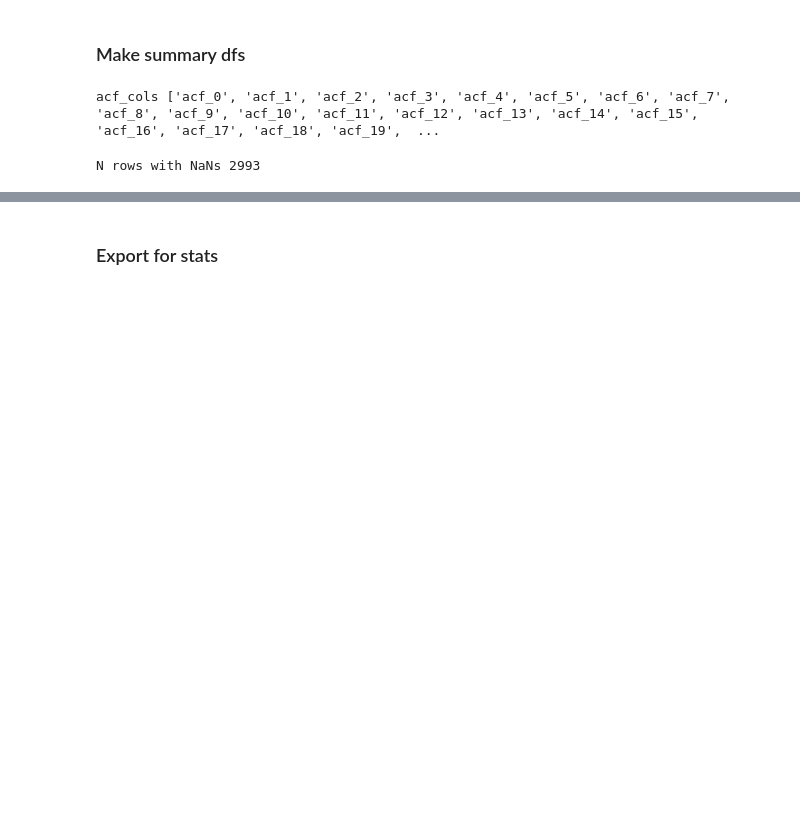
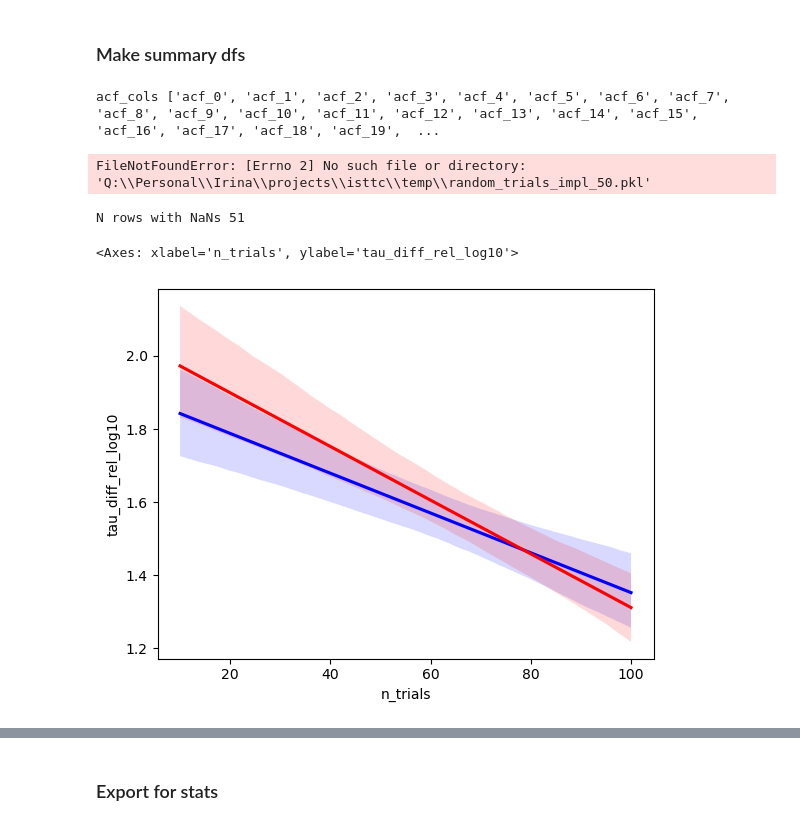
Before and after one commit to iinnpp/isttc, a Jupyter notebook: notebooks/synthetic/plot_taus_var_trials_dataset.ipynb, the cells around one changed output, grey strips where cells are left out. Drawn from its saved outputs; the diff is of its cells as text; code cells hidden in the pictures; blank space fills up the shorter version.

```diff
--- a/notebooks/synthetic/plot_taus_var_trials_dataset.ipynb
+++ b/notebooks/synthetic/plot_taus_var_trials_dataset.ipynb
@@ -22,14 +22,15 @@ mpl.rcParams['ps.fonttype'] = 42
 plt.rcParams['svg.fonttype'] = 'none'
 # %%
 dataset_folder = project_folder_path + 'results\\synthetic\\dataset\\'
-results_folder = project_folder_path + 'results\\synthetic\\results\\fixed_params_var_trials\\'
+# results_folder = project_folder_path + 'results\\synthetic\\results\\fixed_params_var_trials\\'
+results_folder = 'Q:\\Personal\\Irina\\projects\\isttc\\temp\\'
 fig_folder = project_folder_path + 'results\\synthetic\\fig_drafts_paper\\'
 # %%
 save_fig = False
 # %% [markdown]
 ### Load data
 # %%
-with open(dataset_folder + '0_trial_var_tau100ms_alpha0_3_fr3_5hz_len600sec_1000_dict.pkl', 'rb') as f:
+with open(dataset_folder + '0_trial_var_tau100ms_alpha0_3_fr3_5hz_len600sec_1000_dict_v2.pkl', 'rb') as f:
     dataset = pickle.load(f)
 # trial_dict = trial_dict_full['trial_dict']
 
@@ -39,14 +40,14 @@ trial_lens_all = dataset['trial_lens']
 with open(results_folder + 'pearsonr_trial_avg_50ms_dict.pkl', "rb") as f:
     pearsonr_trial_avg_dict = pickle.load(f)
 
-with open(results_folder + 'sttc_trial_avg_50ms_dict.pkl', "rb") as f:
-    sttc_trial_avg_dict = pickle.load(f)
+# with open(results_folder + 'sttc_trial_avg_50ms_dict.pkl', "rb") as f:
+#     sttc_trial_avg_dict = pickle.load(f)
 
 with open(results_folder + 'sttc_trial_concat_50ms_dict.pkl', "rb") as f:
     sttc_trial_concat_dict = pickle.load(f)
 
 print(f'len pearsonr_trial_avg_dict {len(pearsonr_trial_avg_dict)}')
-print(f'len sttc_trial_avg_dict {len(sttc_trial_avg_dict)}')
+# print(f'len sttc_trial_avg_dict {len(sttc_trial_avg_dict)}')
 print(f'len sttc_trial_concat_dict {len(sttc_trial_concat_dict)}')
 # %% [output]
 len pearsonr_trial_avg_dict 1000
@@ -109,16 +109,19 @@ if gen_random_trials_ids:
 else:
     with open(results_folder + 'random_trials_impl_50.pkl', "rb") as f:
         random_trials_impl_l = pickle.load(f)
+# %% [output]
+FileNotFoundError: [Errno 2] No such file or directory: 'Q:\\Personal\\Irina\\projects\\isttc\\temp\\random_trials_impl_50.pkl'
 # %%
 # for trial based measures one realization of trials is taken
-use_one_trial_impl = False
+use_one_trial_impl = True
 
 if use_one_trial_impl:
-    random_trials_impl = random_trials_impl_l[30]
+    # random_trials_impl = random_trials_impl_l[30]
+    random_trials_impl = np.zeros(len(sttc_trial_concat_dict)).astype(int)
 
     pearsontr_trial_avg_plot_df = get_trials_plot_df(pearsonr_trial_avg_dict, 'pearsonr_trial_avg', random_trials_impl)
     sttc_trial_concat_plot_df = get_trials_plot_df(sttc_trial_concat_dict, 'sttc_trial_concat', random_trials_impl)
-    sttc_trial_avg_plot_df = get_trials_plot_df(sttc_trial_avg_dict, 'sttc_trial_avg', random_trials_impl)
+    # sttc_trial_avg_plot_df = get_trials_plot_df(sttc_trial_avg_dict, 'sttc_trial_avg', random_trials_impl)
 else:
     pearsontr_trial_avg_plot_df = get_trials_plot_df(pearsonr_trial_avg_dict, 'pearsonr_trial_avg')
     pearsontr_trial_avg_plot_df = pearsontr_trial_avg_plot_df.groupby(by=['unit_id', 'method'], as_index=False)[['tau_ms','fit_r_squared']].median()
@@ -126,8 +129,8 @@ else:
     sttc_trial_concat_plot_df = get_trials_plot_df(sttc_trial_concat_dict, 'sttc_trial_concat')
     sttc_trial_concat_plot_df = sttc_trial_concat_plot_df.groupby(by=['unit_id', 'method'], as_index=False)[['tau_ms','fit_r_squared']].median()
 
-    sttc_trial_avg_plot_df = get_trials_plot_df(sttc_trial_avg_dict, 'sttc_trial_avg')
-    sttc_trial_avg_plot_df = sttc_trial_avg_plot_df.groupby(by=['unit_id', 'method'], as_index=False)[['tau_ms','fit_r_squared']].median()
+    # sttc_trial_avg_plot_df = get_trials_plot_df(sttc_trial_avg_dict, 'sttc_trial_avg')
+    # sttc_trial_avg_plot_df = sttc_trial_avg_plot_df.groupby(by=['unit_id', 'method'], as_index=False)[['tau_ms','fit_r_squared']].median()
 
 pearsontr_trial_avg_plot_df['n_trials'] = n_trials_all
 pearsontr_trial_avg_plot_df['trial_len_ms'] = trial_lens_all
@@ -142,10 +145,21 @@ sttc_trial_concat_plot_df['tau_diff_abs'] = np.abs(sttc_trial_concat_plot_df['ta
 sttc_trial_concat_plot_df['tau_diff_rel'] = sttc_trial_concat_plot_df['tau_diff_abs'] / sttc_trial_concat_plot_df['tau_ms_true'] * 100
 
 
-sttc_trial_avg_plot_df['n_trials'] = n_trials_all
-sttc_trial_avg_plot_df['trial_len_ms'] = trial_lens_all
-sttc_trial_avg_plot_df['tau_ms_true'] = 100
-sttc_trial_avg_plot_df['tau_diff_abs'] = np.abs(sttc_trial_avg_plot_df['tau_ms'] - sttc_trial_avg_plot_df['tau_ms_true'])
-sttc_trial_avg_plot_df['tau_diff_rel'] = sttc_trial_avg_plot_df['tau_diff_abs'] / sttc_trial_avg_plot_df['tau_ms_true'] * 100
+# sttc_trial_avg_plot_df['n_trials'] = n_trials_all
+# sttc_trial_avg_plot_df['trial_len_ms'] = trial_lens_all
+# sttc_trial_avg_plot_df['tau_ms_true'] = 100
+# sttc_trial_avg_plot_df['tau_diff_abs'] = np.abs(sttc_trial_avg_plot_df['tau_ms'] - sttc_trial_avg_plot_df['tau_ms_true'])
+# sttc_trial_avg_plot_df['tau_diff_rel'] = sttc_trial_avg_plot_df['tau_diff_abs'] / sttc_trial_avg_plot_df['tau_ms_true'] * 100
 # %% [output]
-N rows with NaNs 2993
+N rows with NaNs 51
+# %%
+sttc_trial_concat_plot_df['tau_diff_rel_log10'] = np.log10(sttc_trial_concat_plot_df['tau_diff_rel'])
+pearsontr_trial_avg_plot_df['tau_diff_rel_log10'] = np.log10(pearsontr_trial_avg_plot_df['tau_diff_rel'])
+
+sns.regplot(x='n_trials', y='tau_diff_rel_log10', data=sttc_trial_concat_plot_df,
+            scatter=None, color='blue')
+sns.regplot(x='n_trials', y='tau_diff_rel_log10', data=pearsontr_trial_avg_plot_df,
+            scatter=None, color='red')
+# %% [output]
+<Axes: xlabel='n_trials', ylabel='tau_diff_rel_log10'>
+[figure, added]
```
Also changed, not shown: parts of 8 cells of this notebook, 1 other file.
